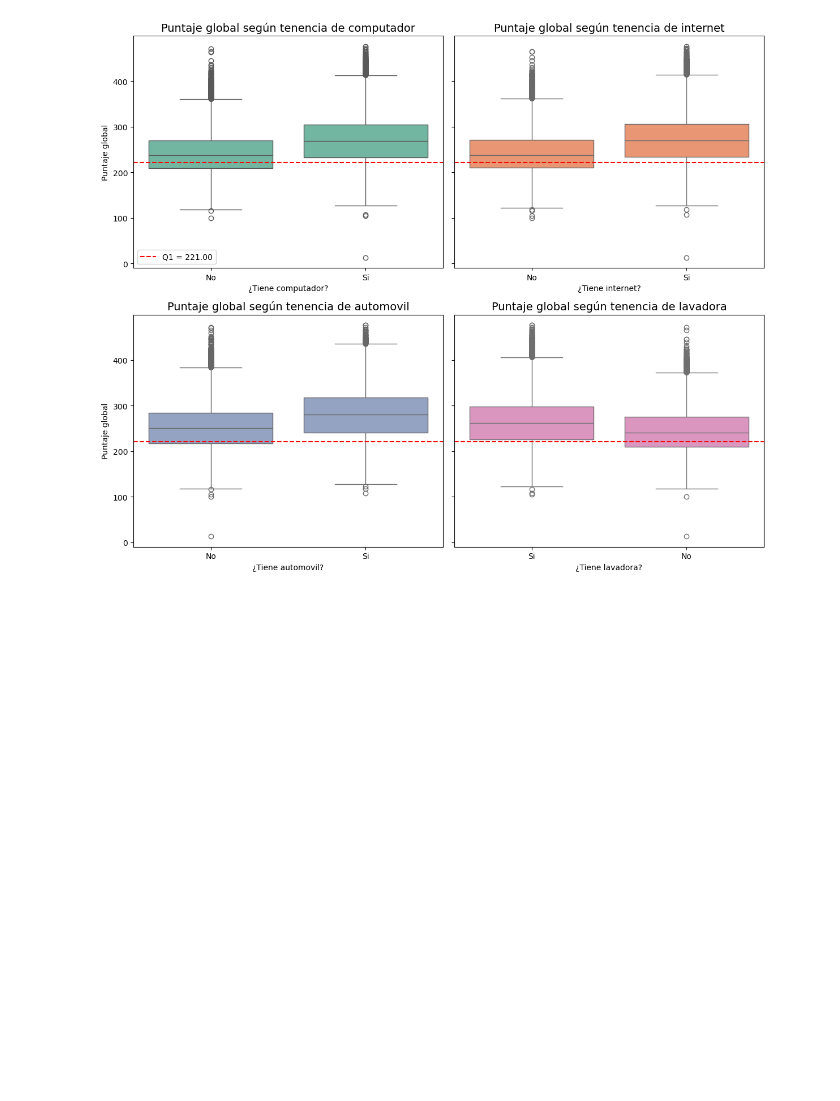
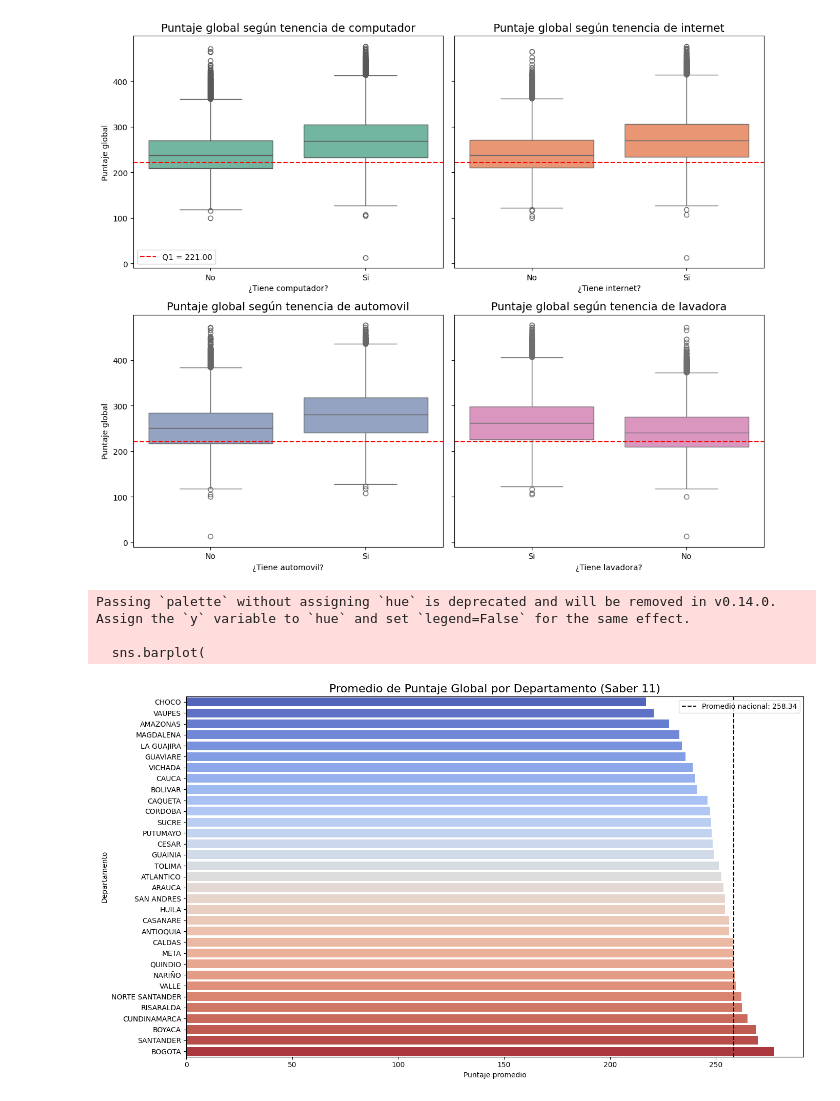
Before and after one commit to Mariapaulaestupinan/Proyecto-2-Analitica, a Jupyter notebook: analisis_de_datos/Analisis de datos.ipynb, the cells around one changed output. Drawn from its saved outputs; the diff is of its cells as text; code cells hidden in the pictures; blank space fills up the shorter version.

Commit message:
Analisis de datos segunda pregunta de investigación

```diff
--- a/analisis_de_datos/Analisis de datos.ipynb
+++ b/analisis_de_datos/Analisis de datos.ipynb
@@ -134,7 +134,8 @@ columnas = [
     'fami_tienecomputador',   # Indicador de si la familia tiene computador
     'fami_tieneinternet',     # Indicador de si la familia tiene acceso a internet
     'fami_tienelavadora',     # Indicador de si la familia tiene lavadora
-    'fami_tieneautomovil',    # Indicador de si la familia tiene automóvil
+    'fami_tieneautomovil',
+    "cole_depto_ubicacion",    # Indicador de si la familia tiene automóvil
     'punt_global'             # Puntaje global del estudiante
 ]
 
@@ -778,3 +779,36 @@ plt.tight_layout()
 plt.show()
 # %% [output]
 [figure]
+# %%
+# --- 1. CÁLCULO DE PROMEDIOS ---
+# Promedio nacional (media general de puntajes)
+promedio_nacional = datos_factores_socio_economicos['punt_global'].mean()
+
+# Promedio por departamento
+promedios_depto = datos_factores_socio_economicos.groupby('cole_depto_ubicacion')['punt_global'].mean().sort_values()
+
+# --- 2. GRAFICAR ---
+plt.figure(figsize=(14, 8))
+sns.barplot(
+    x=promedios_depto.values,
+    y=promedios_depto.index,
+    palette='coolwarm'
+)
+
+# Línea vertical con el promedio nacional
+plt.axvline(promedio_nacional, color='black', linestyle='--', linewidth=1.5, label=f'Promedio nacional: {promedio_nacional:.2f}')
+
+# --- 3. ETIQUETAS Y FORMATO ---
+plt.title('Promedio de Puntaje Global por Departamento (Saber 11)', fontsize=16)
+plt.xlabel('Puntaje promedio')
+plt.ylabel('Departamento')
+plt.legend()
+plt.tight_layout()
+
+# --- 4. MOSTRAR ---
+plt.show()
+# %% [output]
+Passing `palette` without assigning `hue` is deprecated and will be removed in v0.14.0. Assign the `y` variable to `hue` and set `legend=False` for the same effect.
+
+  sns.barplot(
+[figure, added]
```
Also changed, not shown: parts of 14 cells of this notebook.
